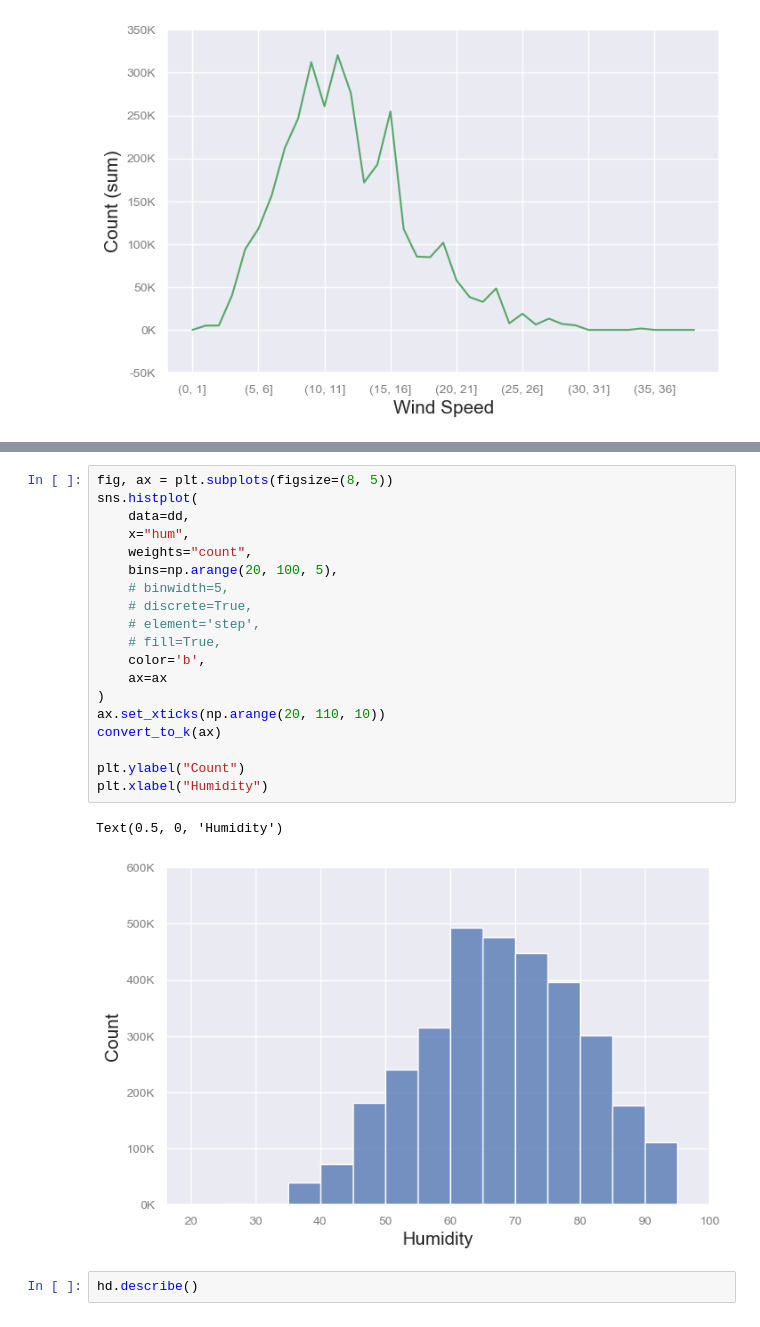
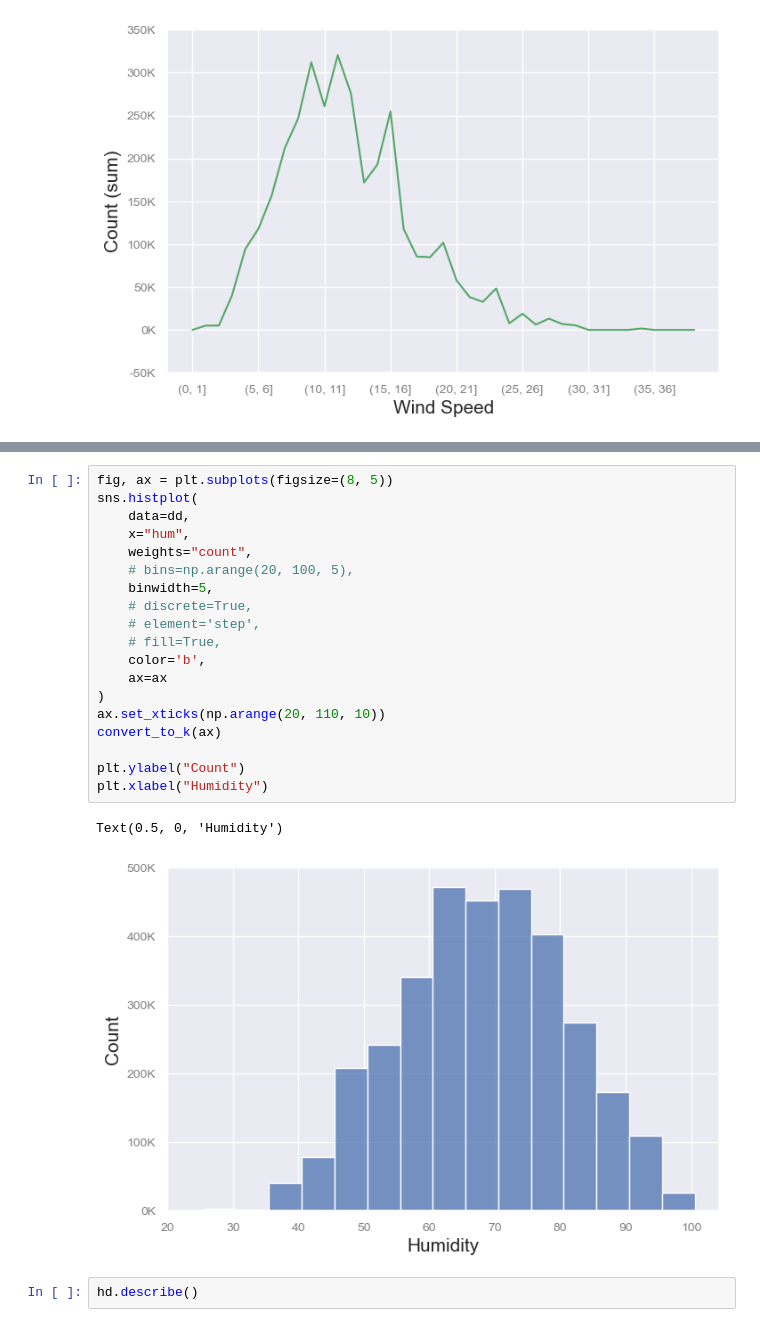
Before and after one commit to mks-0/code-academy, a Jupyter notebook: Capital-Bike-Share-Project/bikes-eda.ipynb, the cells around one changed output, grey strips where cells are left out. Cells and saved outputs as stored; diff of their text form.

```diff
--- a/Capital-Bike-Share-Project/bikes-eda.ipynb
+++ b/Capital-Bike-Share-Project/bikes-eda.ipynb
@@ -948,25 +968,25 @@ Text(0.5, 0, 'Wind Speed')
 # %%
 fig, ax = plt.subplots(figsize=(8, 5))
 sns.histplot(
     data=dd,
     x="hum",
     weights="count",
-    bins=np.arange(20, 100, 5),
-    # binwidth=5,
+    # bins=np.arange(20, 100, 5),
+    binwidth=5,
     # discrete=True,
     # element='step',
     # fill=True,
     color='b',
     ax=ax
 )
 ax.set_xticks(np.arange(20, 110, 10))
 convert_to_k(ax)
 
 plt.ylabel("Count")
 plt.xlabel("Humidity")
 # %% [output]
 Text(0.5, 0, 'Humidity')
-[figure, old version]
+[figure, new version]
 # %%
 hd.describe()
 # %% [output]
```
Also changed, not shown: parts of 35 cells of this notebook, 1 other file.
